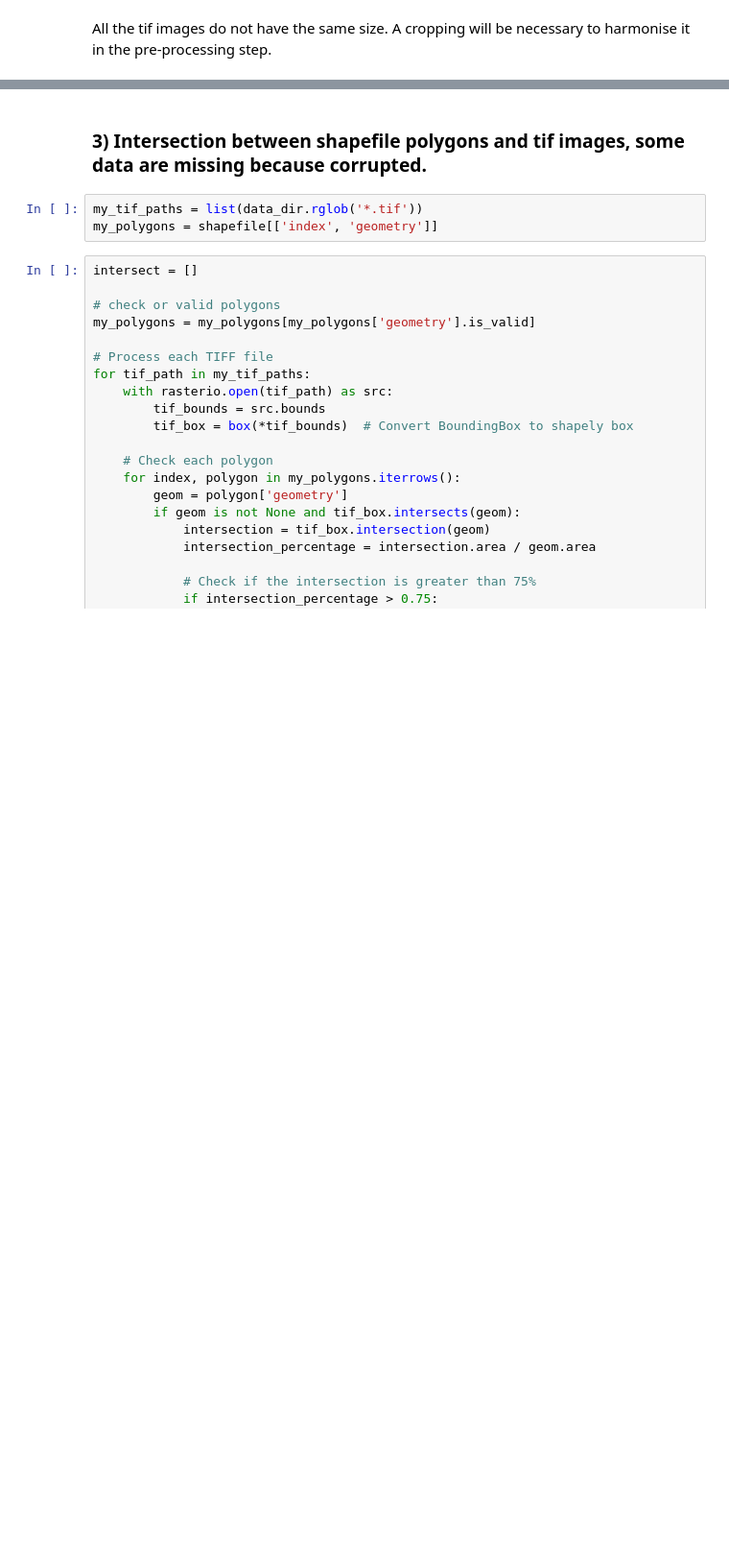
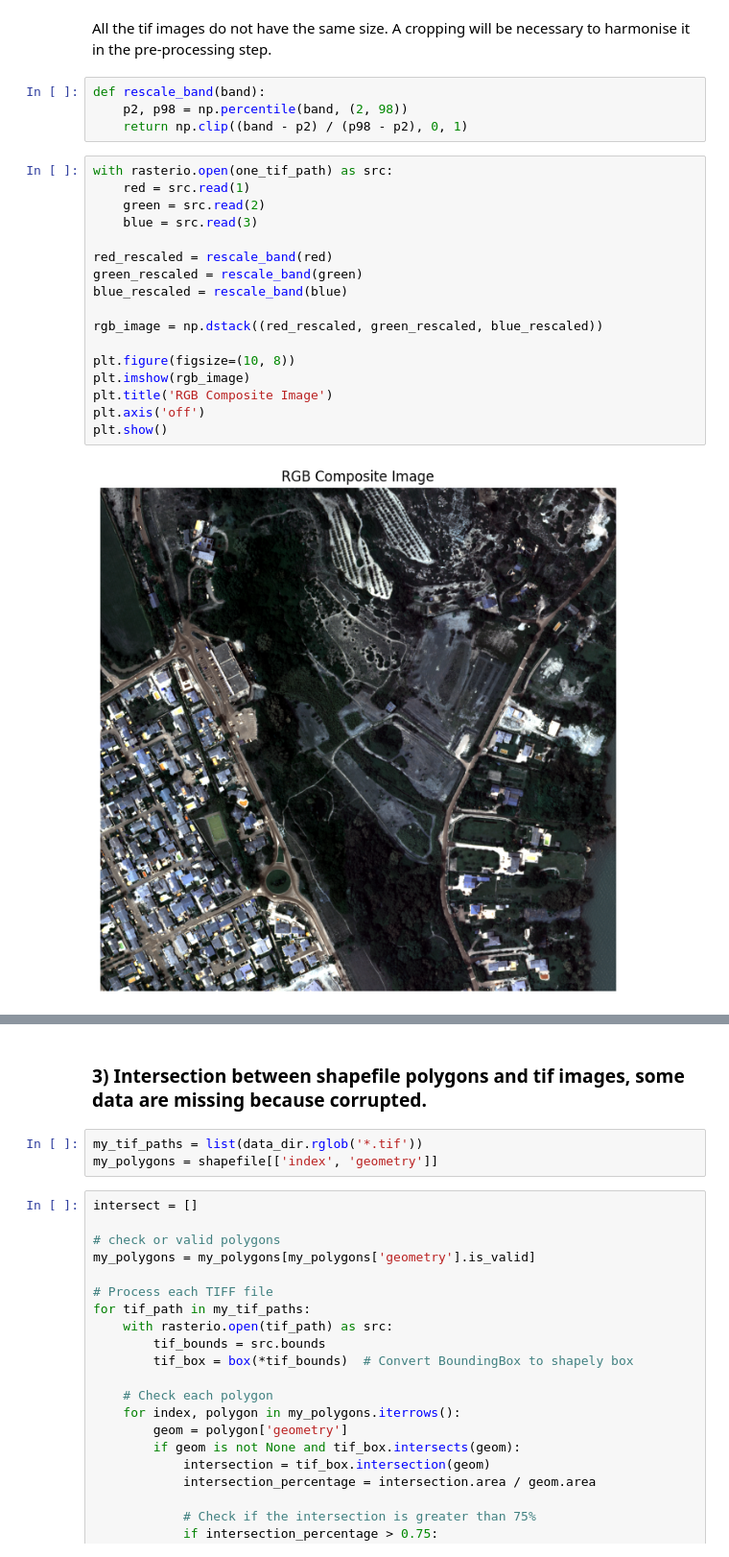
Before and after one commit to BertilleT/habitat_mapping, a Jupyter notebook: notebooks/data_filter_and_stats_old.ipynb, the cells around one changed output, grey strips where cells are left out. Shown at 96% size. Saved outputs shown, nothing was run; the diff lists cells and outputs as text; blank space fills up the shorter version.

```diff
--- a/notebooks/data_filter_and_stats.ipynb
+++ b/notebooks/data_filter_and_stats_old.ipynb
@@ -112,2 +112,25 @@ Clipping input data to the valid range for imshow with RGB data ([0..1] for floa
 # %% [markdown]
 All the tif images do not have the same size. A cropping will be necessary to harmonise it in the pre-processing step.
+# %%
+def rescale_band(band):
+    p2, p98 = np.percentile(band, (2, 98))
+    return np.clip((band - p2) / (p98 - p2), 0, 1)
+# %%
+with rasterio.open(one_tif_path) as src:
+    red = src.read(1)
+    green = src.read(2)
+    blue = src.read(3)
+
+red_rescaled = rescale_band(red)
+green_rescaled = rescale_band(green)
+blue_rescaled = rescale_band(blue)
+
+rgb_image = np.dstack((red_rescaled, green_rescaled, blue_rescaled))
+
+plt.figure(figsize=(10, 8))
+plt.imshow(rgb_image)
+plt.title('RGB Composite Image')
+plt.axis('off')
+plt.show()
+# %% [output]
+[figure, added]
```
Also changed, not shown: parts of 9 cells of this notebook, 4 other files.
